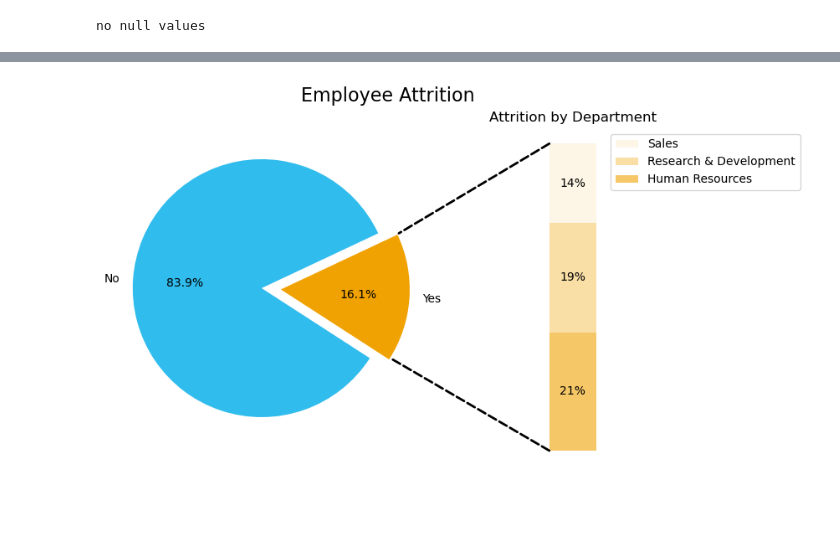
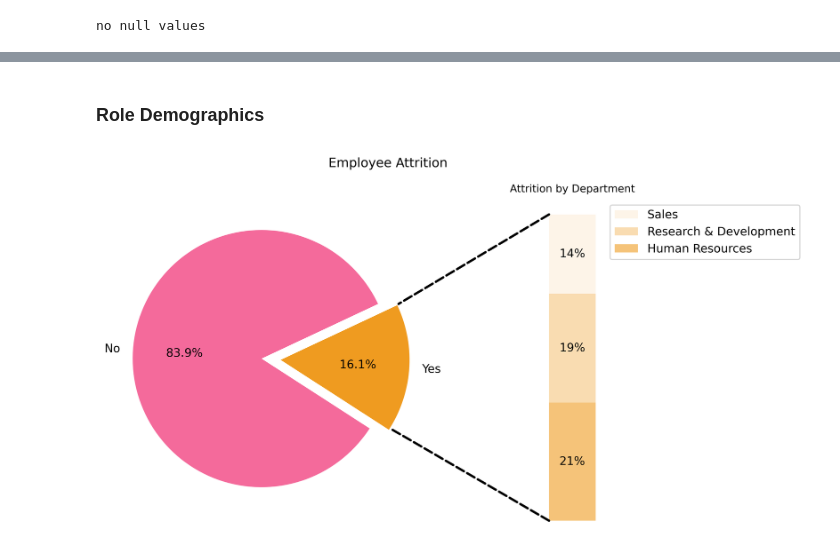
Before and after one commit to JaylenSheard/HR-Employee-Attrition, a Jupyter notebook: index.ipynb, the cells around one changed output, grey strips where cells are left out. Cells and saved outputs as stored; diff of their text form; code cells hidden in the pictures; blank space fills up the shorter version.

```diff
--- a/index.ipynb
+++ b/index.ipynb
@@ -67,7 +67,7 @@ df.head()
 5 rows × 35 columns
 # %%
 df.drop(columns=['DailyRate','EmployeeCount','EmployeeNumber', 'HourlyRate', 'MonthlyRate', 'NumCompaniesWorked',
-                 'TrainingTimesLastYear','Over18'], inplace=True)
+                 'StandardHours','TrainingTimesLastYear','Over18'], inplace=True)
 # %%
 for col in df.columns:
     print(col)
@@ -138,15 +211,17 @@ df['WorkLifeBalance'] = df['WorkLifeBalance'].replace({1: 'Bad', 2: 'Good', 3: '
+# %% [markdown]
+### Role Demographics
 # %%
 # Attrition by Department
 fig, (ax1, ax2)= plt.subplots(1,2, figsize=(9,5), gridspec_kw={'width_ratios':[3, 2]})
 fig.subplots_adjust(wspace=0)
-fig.suptitle('Employee Attrition', fontsize=16)
+fig.suptitle('Employee Attrition', fontsize=11)
 fig.background_color = '#ffffff'
 
 # Pie chart attributes
 overall_ratios=df['Attrition'].value_counts(normalize=True)
 labels=['No','Yes']
 explode=[0.15,0]
-colors=['#30bced','#f0a202']
+colors=["#f46a9b", "#ef9b20"]
 angle = 30 * overall_ratios[0]
 wedges, *_ = ax1.pie(overall_ratios, autopct='%1.1f%%', startangle=angle,
                      labels=labels, explode=explode, colors=colors)
@@ -156,7 +231,7 @@ department_ratios=df.groupby('Department')['Attrition'].value_counts(normalize=T
 department_labels=['Human Resources','Research & Development','Sales']
 bottom= 1.0
 width= .20
-bar_colors=['#f0a202']
+bar_colors=["#ef9b20"]
 
 # Legend bar chart attributes
 for j, (height, label) in enumerate(reversed([*zip(department_ratios, department_labels)])):
@@ -164,39 +239,43 @@ for j, (height, label) in enumerate(reversed([*zip(department_ratios, department
     bc = ax2.bar(0, height, width, bottom=bottom, color=bar_colors, label=label,
                  alpha=0.1 + 0.25 * j)
     ax2.bar_label(bc, labels=[f"{height:.0%}"], label_type='center')
-ax2.set_title('Attrition by Department')
+ax2.set_title('Attrition by Department', fontsize=9)
 ax2.legend(loc='upper right', bbox_to_anchor=(1.5, 1))
 ax2.axis('off')
 ax2.set_xlim(-2.5 * width, 2.5 * width)
 
 # ConnectionPatch
 theta1, theta2 = wedges[0].theta1, wedges[0].theta2
 center, r = wedges[0].center, wedges[0].r
 bar_height  = sum(department_ratios)
 
 # Bottom Connecting Line
 x = r * np.cos(np.pi / 180 * theta2) + center[1]
 y = r * np.sin(np.pi / 180 * theta2) + center[1]
 con = ConnectionPatch(xyA=(-width / 2, bottom), coordsA=ax2.transData,
                       xyB=(x, y), coordsB=ax1.transData)
 con.set_color('black')
 con.set_linewidth(2)
 con.set_linestyle('--')
 ax2.add_artist(con)
 
 # Top Connecting Line
 x = r * np.cos(np.pi / 180 * theta1) + center[1]
 y = r * np.sin(np.pi / 180 * theta1) + center[1]
 con = ConnectionPatch(xyA=(-width / 2, bottom + bar_height), coordsA=ax2.transData,
                       xyB=(x, y), coordsB=ax1.transData)
 con.set_color('black')
 con.set_linewidth(2)
 con.set_linestyle('--')
 ax2.add_artist(con)
 
+# Update Resolution
+plt.rcParams['figure.dpi'] = 500
+plt.rcParams['savefig.dpi'] = 500
+
 plt.show()
 # %% [output]
-[figure, old version]
+[figure, new version]
 # %%
 # Attrition by Department and Gender
 plot_df = df.groupby(['Gender','Department'])['Attrition'].value_counts(normalize=True)
```
Also changed, not shown: parts of 10 cells of this notebook.
